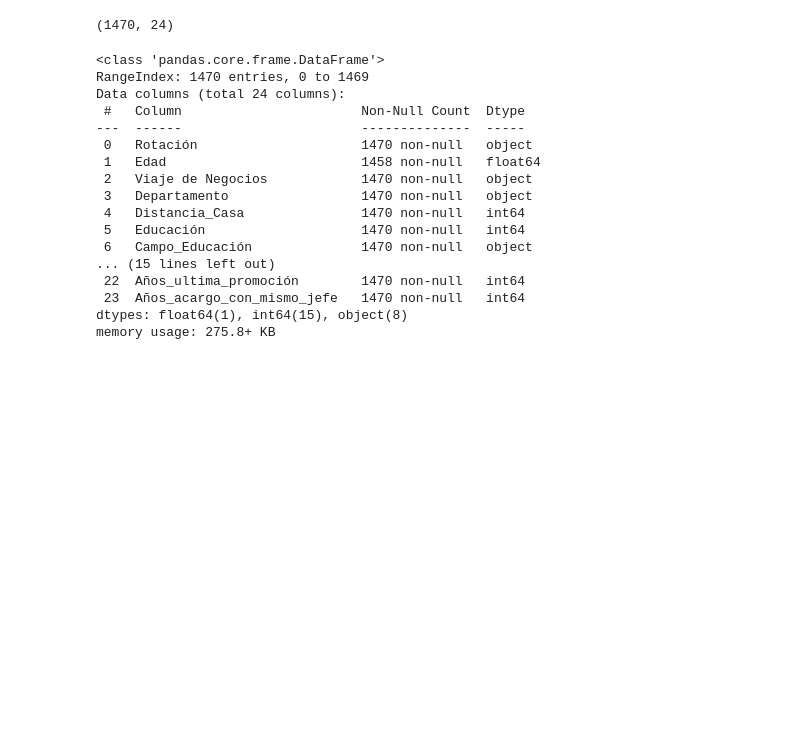
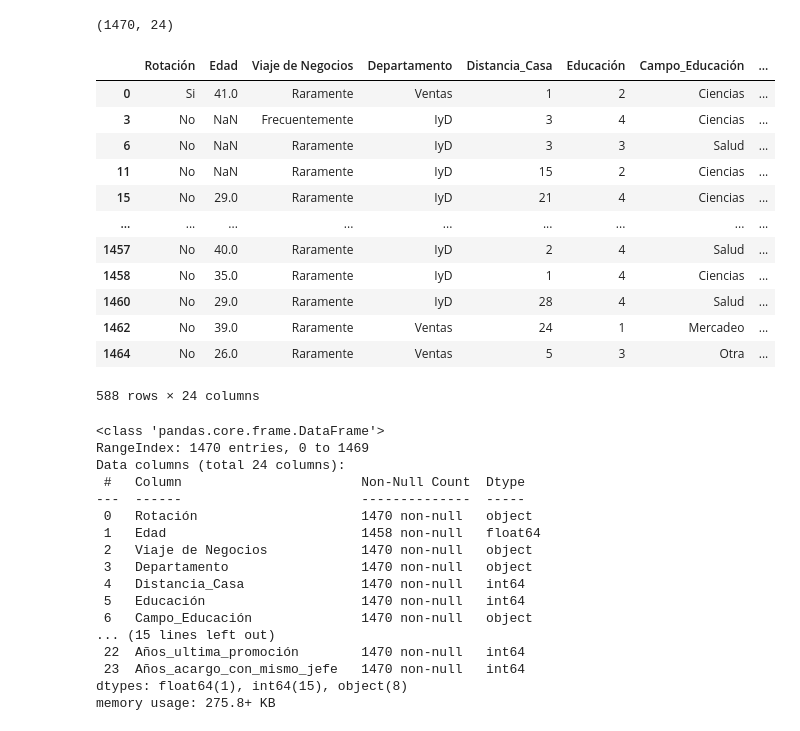
Before and after one commit to LeoPalaciosC/Introduccion_a_Paython, a Jupyter notebook: src/Manipulación_de_Datos_con_Pandas_Rotación.ipynb, the cells around one changed output. Saved outputs shown, nothing was run; the diff lists cells and outputs as text; code cells hidden in the pictures; blank space fills up the shorter version.

```diff
--- a/src/Manipulación_de_Datos_con_Pandas_Rotación.ipynb
+++ b/src/Manipulación_de_Datos_con_Pandas_Rotación.ipynb
@@ -22,7 +22,7 @@ import pandas as pd # Importar pandas
 import numpy  as np # Importar numpy
 # %%
 # Leer archivos separados por comas, extension .csv
-df = pd.read_excel('/content/Datos_Rotacion.xlsx')
+df = pd.read_excel('../data/Datos_Rotacion.xlsx')
 df.head(5) ## mostrar primeros 5 registros
 # %% [output]
 |  | Rotación | Edad | Viaje de Negocios | Departamento | Distancia_Casa | Educación | Campo_Educación | ... |
@@ -37,6 +37,22 @@ df.head(5) ## mostrar primeros 5 registros
 df.shape
 # %% [output]
 (1470, 24)
+# %%
+df.query('Genero=="F"')
+# %% [output]
+|  | Rotación | Edad | Viaje de Negocios | Departamento | Distancia_Casa | Educación | Campo_Educación | ... |
+| 0 | Si | 41.0 | Raramente | Ventas | 1 | 2 | Ciencias | ... |
+| 3 | No | NaN | Frecuentemente | IyD | 3 | 4 | Ciencias | ... |
+| 6 | No | NaN | Raramente | IyD | 3 | 3 | Salud | ... |
+| 11 | No | NaN | Raramente | IyD | 15 | 2 | Ciencias | ... |
+| 15 | No | 29.0 | Raramente | IyD | 21 | 4 | Ciencias | ... |
+| ... | ... | ... | ... | ... | ... | ... | ... | ... |
+| 1457 | No | 40.0 | Raramente | IyD | 2 | 4 | Salud | ... |
+| 1458 | No | 35.0 | Raramente | IyD | 1 | 4 | Ciencias | ... |
+| 1460 | No | 29.0 | Raramente | IyD | 28 | 4 | Salud | ... |
+| 1462 | No | 39.0 | Raramente | Ventas | 24 | 1 | Mercadeo | ... |
+| 1464 | No | 26.0 | Raramente | Ventas | 5 | 3 | Otra | ... |
+588 rows × 24 columns
 # %%
 # Información general del data frame
 df.info()
```
Also changed, not shown: 2 other files.
